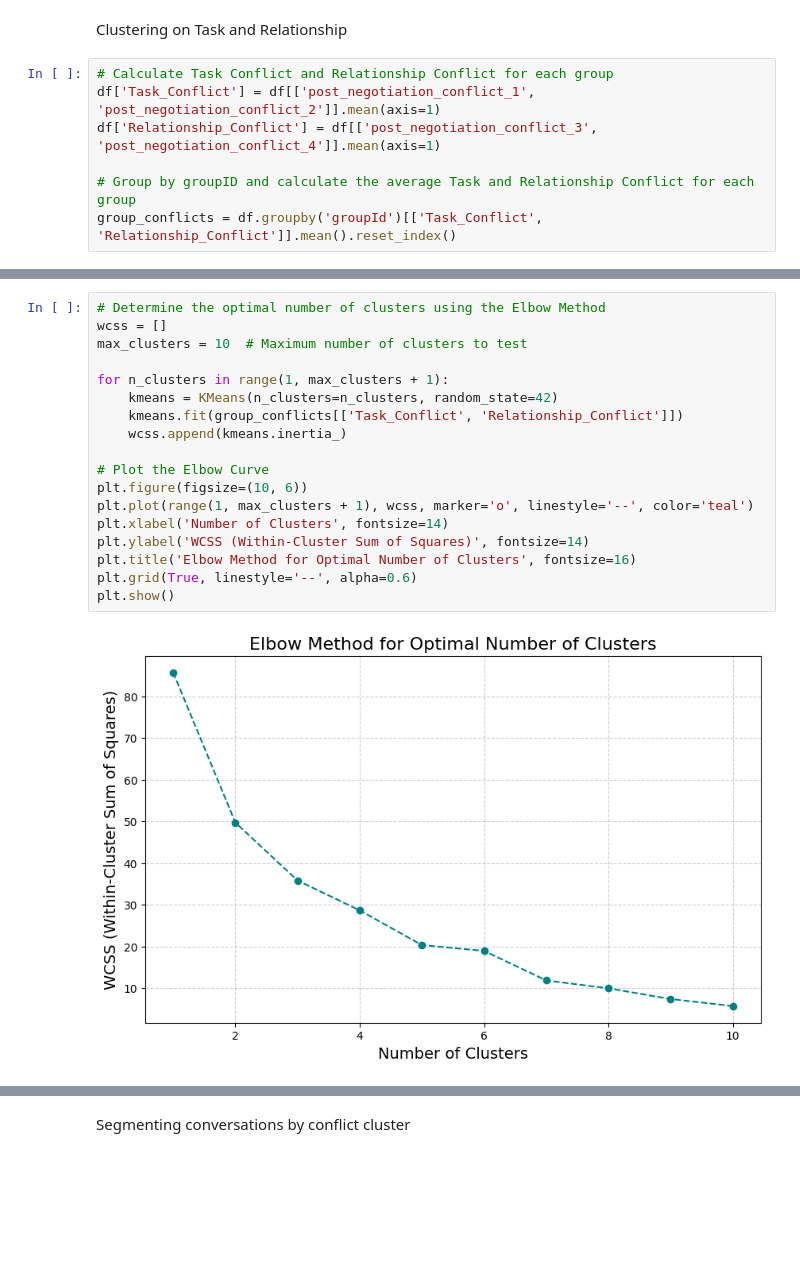
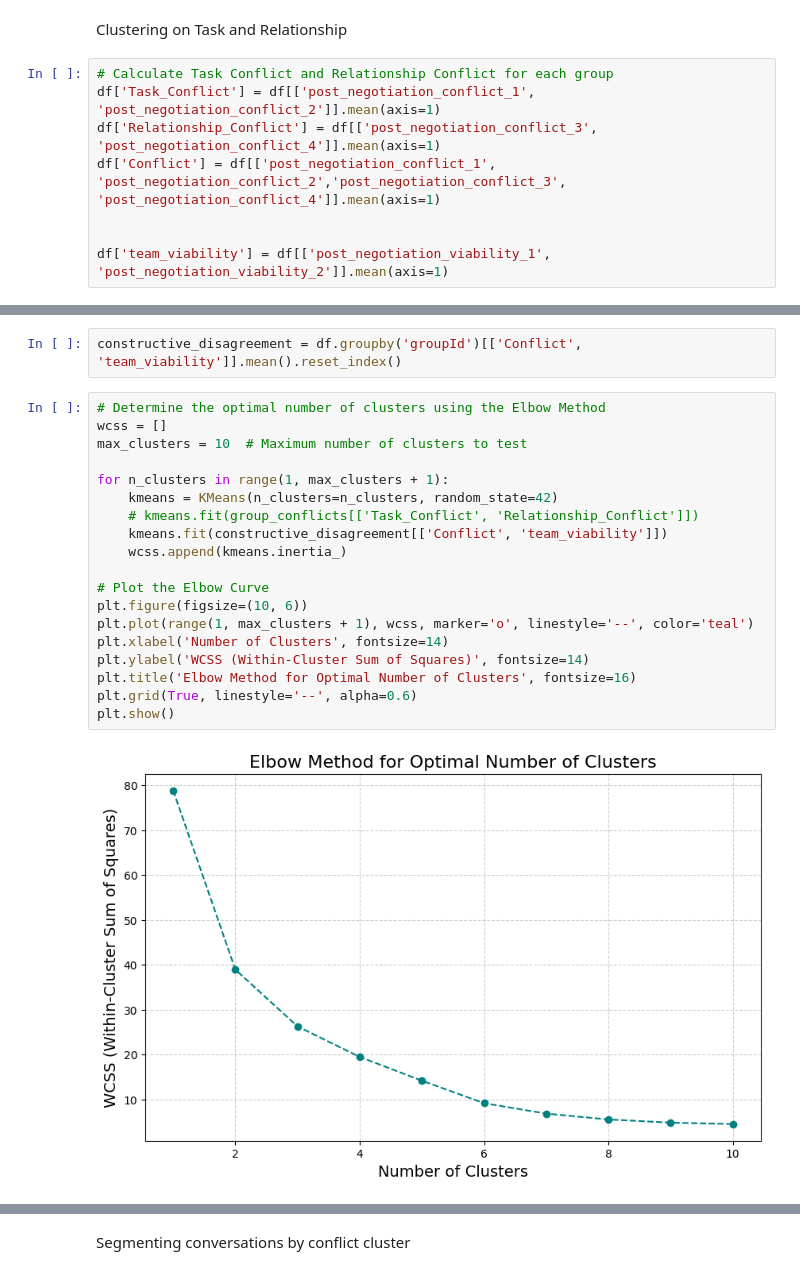
Before and after one commit to bbevis/Con2vec, a Jupyter notebook: Python/EDA_convo_segmentation.ipynb, the cells around one changed output, grey strips where cells are left out. Drawn from its saved outputs; the diff is of its cells as text; blank space fills up the shorter version.

```diff
--- a/Python/EDA_convo_segmentation.ipynb
+++ b/Python/EDA_convo_segmentation.ipynb
@@ -136,8 +136,9 @@ Clustering on Task and Relationship
 # Calculate Task Conflict and Relationship Conflict for each group
 df['Task_Conflict'] = df[['post_negotiation_conflict_1', 'post_negotiation_conflict_2']].mean(axis=1)
 df['Relationship_Conflict'] = df[['post_negotiation_conflict_3', 'post_negotiation_conflict_4']].mean(axis=1)
+df['Conflict'] = df[['post_negotiation_conflict_1', 'post_negotiation_conflict_2','post_negotiation_conflict_3', 'post_negotiation_conflict_4']].mean(axis=1)
 
-# Group by groupID and calculate the average Task and Relationship Conflict for each group
-group_conflicts = df.groupby('groupId')[['Task_Conflict', 'Relationship_Conflict']].mean().reset_index()
+
+df['team_viability'] = df[['post_negotiation_viability_1', 'post_negotiation_viability_2']].mean(axis=1)
 # %%
 # Group by groupID and calculate the average Task and Relationship Conflict for each group
@@ -158,24 +159,27 @@ print(f"Degrees of Freedom: {degrees_of_freedom}")
 Pearson Correlation Coefficient: 0.31
 P-Value: 0.0328
 Degrees of Freedom: 45
+# %%
+constructive_disagreement = df.groupby('groupId')[['Conflict', 'team_viability']].mean().reset_index()
 # %%
 # Determine the optimal number of clusters using the Elbow Method
 wcss = []
 max_clusters = 10  # Maximum number of clusters to test
 
 for n_clusters in range(1, max_clusters + 1):
     kmeans = KMeans(n_clusters=n_clusters, random_state=42)
-    kmeans.fit(group_conflicts[['Task_Conflict', 'Relationship_Conflict']])
+    # kmeans.fit(group_conflicts[['Task_Conflict', 'Relationship_Conflict']])
+    kmeans.fit(constructive_disagreement[['Conflict', 'team_viability']])
     wcss.append(kmeans.inertia_)
 
 # Plot the Elbow Curve
 plt.figure(figsize=(10, 6))
 plt.plot(range(1, max_clusters + 1), wcss, marker='o', linestyle='--', color='teal')
 plt.xlabel('Number of Clusters', fontsize=14)
 plt.ylabel('WCSS (Within-Cluster Sum of Squares)', fontsize=14)
 plt.title('Elbow Method for Optimal Number of Clusters', fontsize=16)
 plt.grid(True, linestyle='--', alpha=0.6)
 plt.show()
 # %% [output]
-[figure, old version]
+[figure, new version]
 # %%
```
Also changed, not shown: parts of 3 cells of this notebook, 1 other file.
